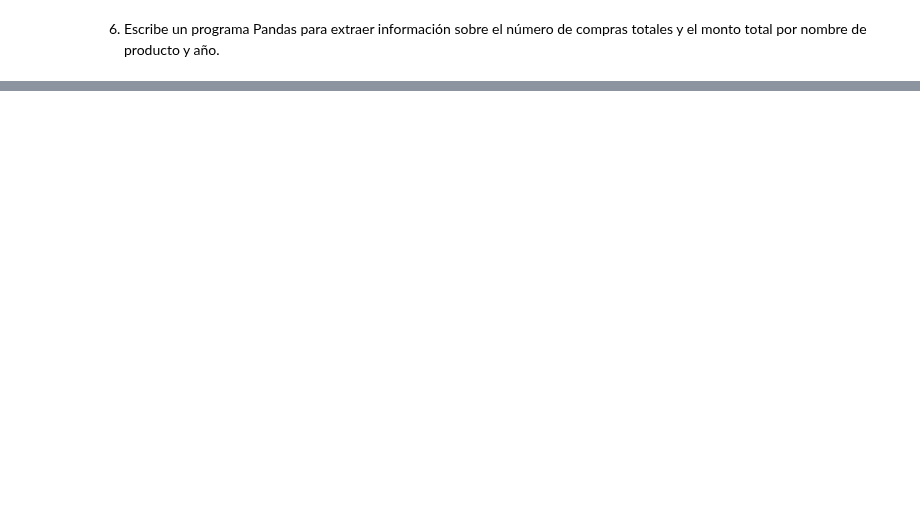
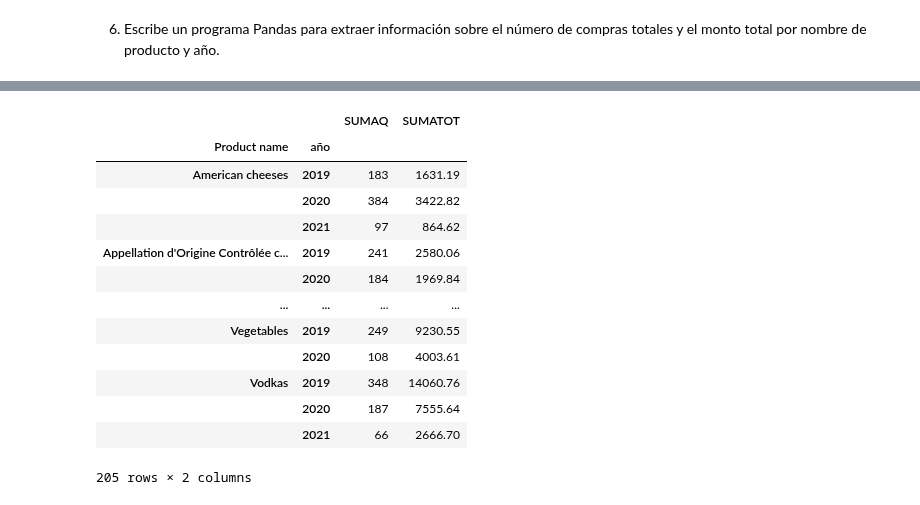
Before and after one commit to mtataytraining2/2_DataScience_Basics, a Jupyter notebook: Pandas/Pandas_dataframe_ejer_2.ipynb, the cells around one changed output, grey strips where cells are left out. Saved outputs shown, nothing was run; the diff lists cells and outputs as text; code cells hidden in the pictures; blank space fills up the shorter version.

```diff
--- a/Pandas/Pandas_dataframe_ejer_2.ipynb
+++ b/Pandas/Pandas_dataframe_ejer_2.ipynb
@@ -550,3 +571,21 @@ df_global
 |  | 2020 | 187 | 7555.639088 |
 |  | 2021 | 66 | 2666.696149 |
 205 rows × 2 columns
+# %%
+df_global=df.groupby(['Product name','año']).agg(SUMAQ=('Quantity',sum), SUMATOT=('Compras_Tot',lambda x: round(sum(x),2)))
+df_global
+# %% [output]
+|  |  | SUMAQ | SUMATOT |
+| Product name | año |  |  |
+| American cheeses | 2019 | 183 | 1631.19 |
+|  | 2020 | 384 | 3422.82 |
+|  | 2021 | 97 | 864.62 |
+| Appellation d'Origine Contrôlée c... | 2019 | 241 | 2580.06 |
+|  | 2020 | 184 | 1969.84 |
+| ... | ... | ... | ... |
+| Vegetables | 2019 | 249 | 9230.55 |
+|  | 2020 | 108 | 4003.61 |
+| Vodkas | 2019 | 348 | 14060.76 |
+|  | 2020 | 187 | 7555.64 |
+|  | 2021 | 66 | 2666.70 |
+205 rows × 2 columns
```
Also changed, not shown: parts of 10 cells of this notebook.
